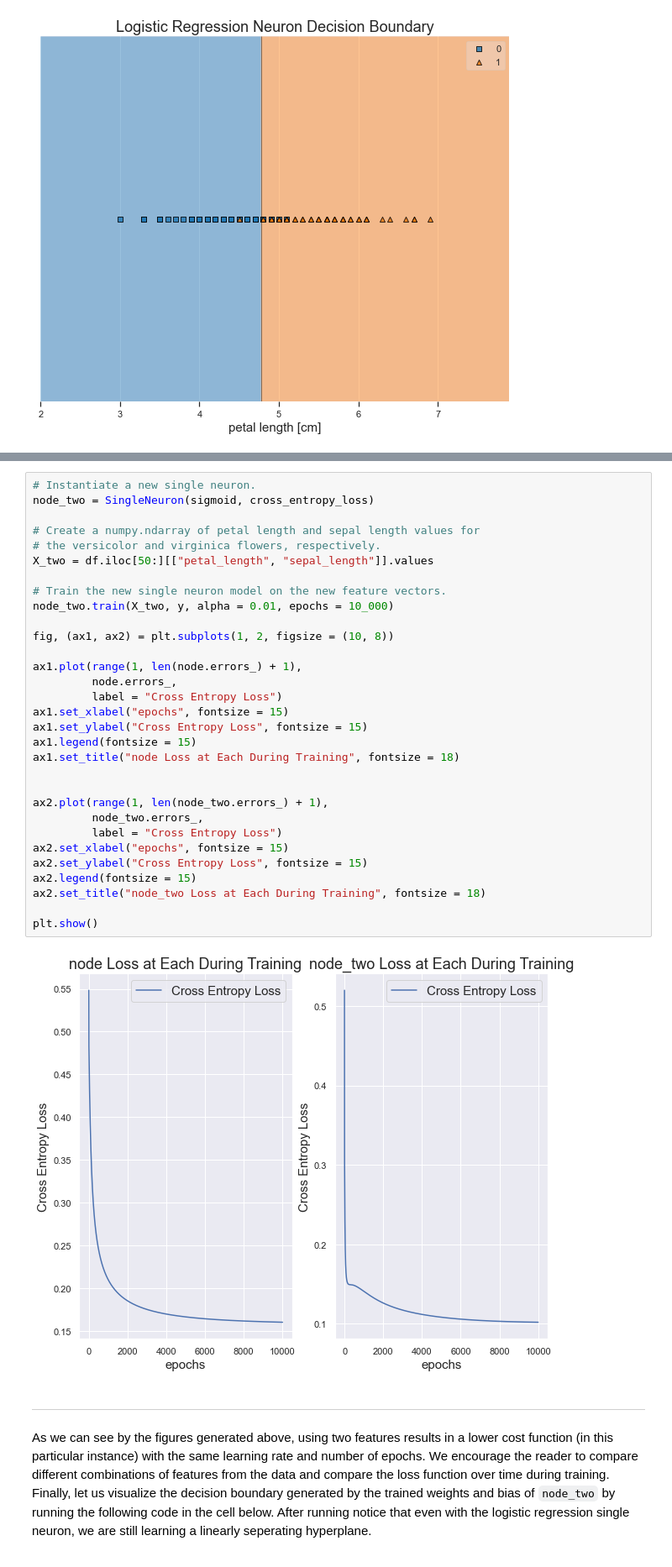
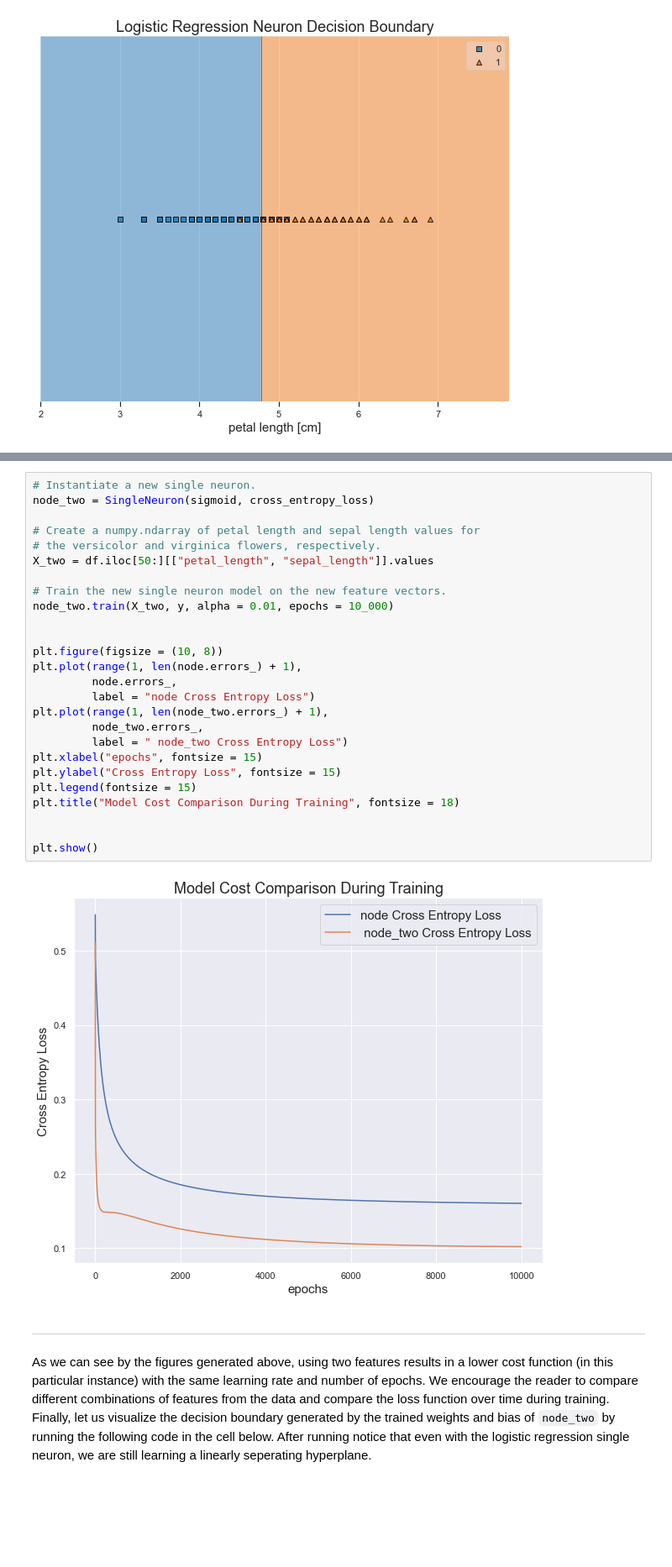
Before and after one commit to RandyRDavila/Data_Science_and_Machine_Learning_Spring_2022, a Jupyter notebook: Lecture_5/Lecture_5_1.ipynb, the cells around one changed output, grey strips where cells are left out. Shown: that part at 84% size. Cells and saved outputs as stored; diff of their text form; blank space fills up the shorter version.

```diff
--- a/Lecture_5/Lecture_5_1.ipynb
+++ b/Lecture_5/Lecture_5_1.ipynb
@@ -678,36 +671,31 @@ plt.show()
 # %%
 # Instantiate a new single neuron.
 node_two = SingleNeuron(sigmoid, cross_entropy_loss)
 
 # Create a numpy.ndarray of petal length and sepal length values for
 # the versicolor and virginica flowers, respectively.
 X_two = df.iloc[50:][["petal_length", "sepal_length"]].values
 
 # Train the new single neuron model on the new feature vectors.
 node_two.train(X_two, y, alpha = 0.01, epochs = 10_000)
 
-fig, (ax1, ax2) = plt.subplots(1, 2, figsize = (10, 8))
 
-ax1.plot(range(1, len(node.errors_) + 1),
+plt.figure(figsize = (10, 8))
+plt.plot(range(1, len(node.errors_) + 1),
          node.errors_,
-         label = "Cross Entropy Loss")
-ax1.set_xlabel("epochs", fontsize = 15)
-ax1.set_ylabel("Cross Entropy Loss", fontsize = 15)
-ax1.legend(fontsize = 15)
-ax1.set_title("node Loss at Each During Training", fontsize = 18)
+         label = "node Cross Entropy Loss")
+plt.plot(range(1, len(node_two.errors_) + 1),
+         node_two.errors_,
+         label = " node_two Cross Entropy Loss")
+plt.xlabel("epochs", fontsize = 15)
+plt.ylabel("Cross Entropy Loss", fontsize = 15)
+plt.legend(fontsize = 15)
+plt.title("Model Cost Comparison During Training", fontsize = 18)
 
 
-ax2.plot(range(1, len(node_two.errors_) + 1),
-         node_two.errors_,
-         label = "Cross Entropy Loss")
-ax2.set_xlabel("epochs", fontsize = 15)
-ax2.set_ylabel("Cross Entropy Loss", fontsize = 15)
-ax2.legend(fontsize = 15)
-ax2.set_title("node_two Loss at Each During Training", fontsize = 18)
-
 plt.show()
 # %% [output]
-[figure, old version]
+[figure, new version]
 # %% [markdown]
 ---
 
```
Also changed, not shown: parts of 1 cell of this notebook.
